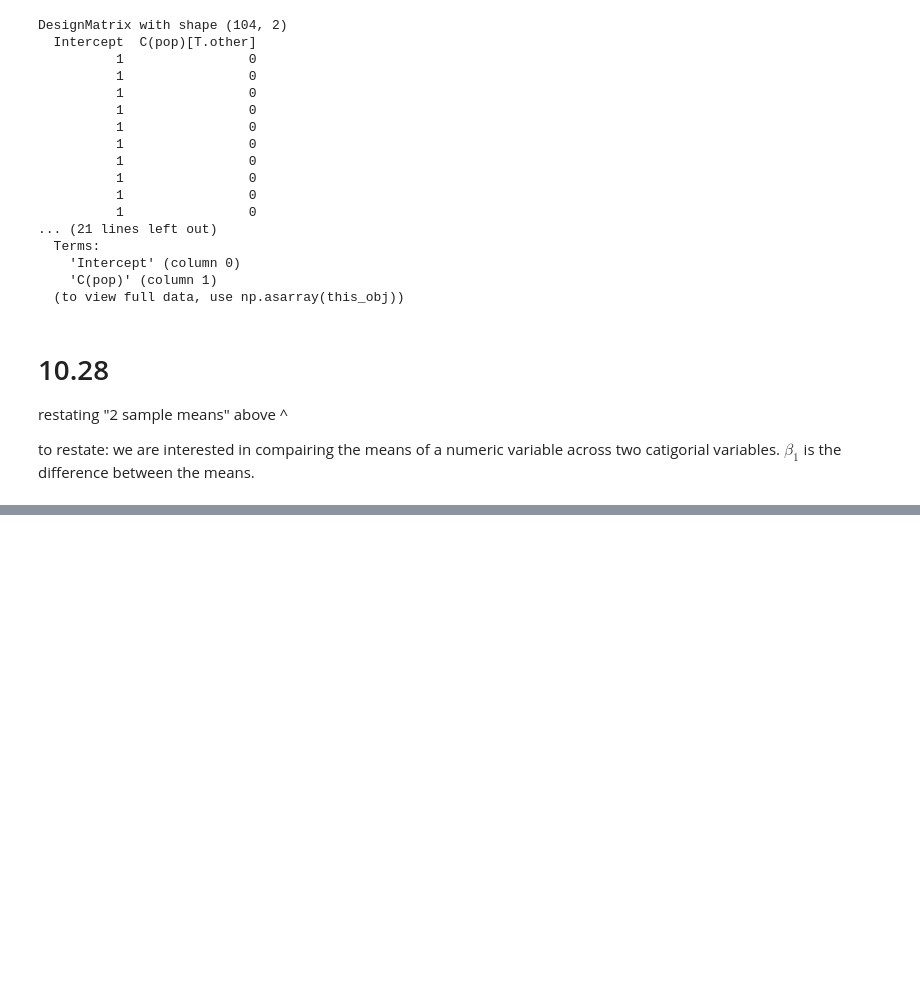
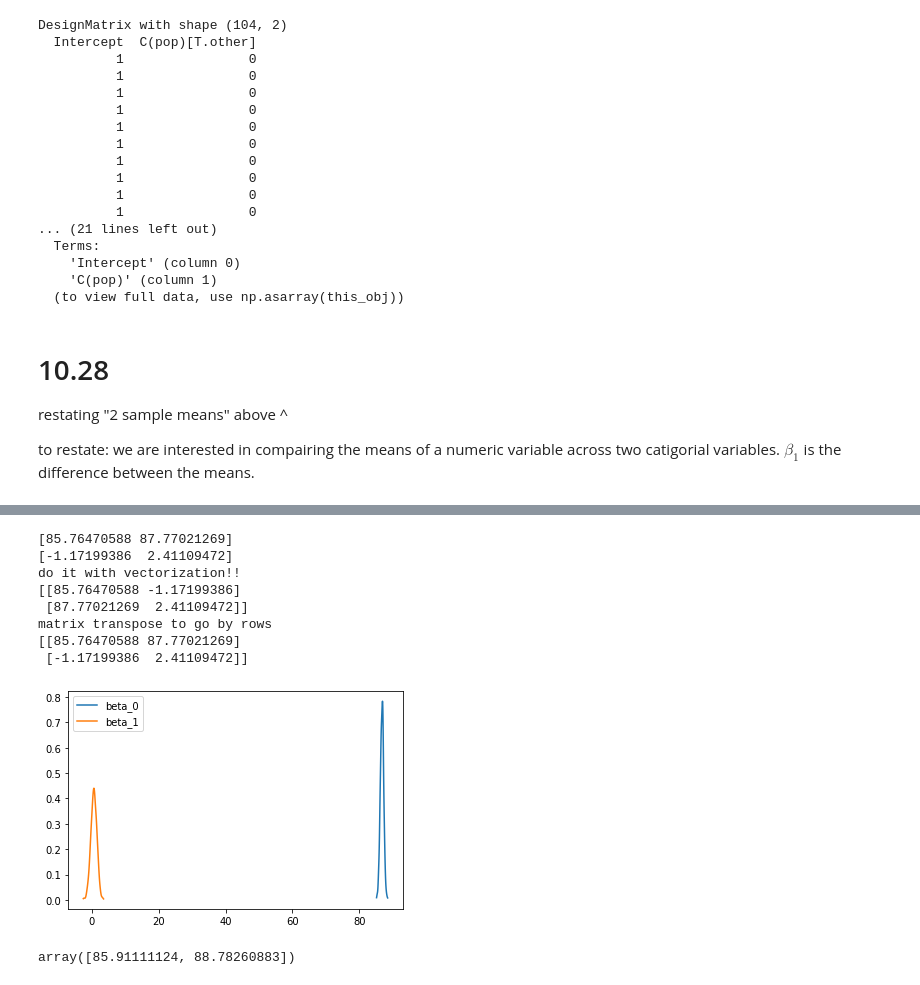
Before and after one commit to josephmlev/levine_j_math_314, a Jupyter notebook: notes/Class_notes_9.23-.ipynb, the cells around one changed output, grey strips where cells are left out. Saved outputs shown, nothing was run; the diff lists cells and outputs as text; code cells hidden in the pictures; blank space fills up the shorter version.

```diff
--- a/notes/Class_notes_9.23-.ipynb
+++ b/notes/Class_notes_9.23-.ipynb
@@ -876,11 +883,11 @@ def ll_normal(beta, yX):
     N = X.shape[0]
     mu = np.full(N, np.nan)
     for n in range(N):
-        mu = np.sum(X[n, :] * beta)
+        mu[n] = np.sum(X[n, :] * beta)
     d = y - mu
     return np.sum(d * d)
 
-betahat = minimize(ll_normal, np.random.normal(size = 2), args = (yX), method = "BFGS").x
+betahat = minimize(ll_normal, np.random.normal(size=2), args = (yX), method = "BFGS").x
 
-betahat #this needs to be fixed!
+betahat
 # %% [output]
@@ -910,0 +996,5 @@ for i, (name, gdf) in enumerate(df.groupby('pop')):
+# %%
+X = patsy.dmatrix("~C(pop)", data = df)
+yX = np.c_[df['totalL'], X]
+X = yX[:, 1:]
+X[-5:, :]
@@ -910,0 +1060,27 @@ for i, (name, gdf) in enumerate(df.groupby('pop')):
+# %%
+bp.density(mus[:, 0], color = bp.color[0], label = 'beta_0')
+bp.density(mus[:, 1], color = bp.color[1], label = 'beta_1')
+bp.legend()
+
+print(np.percentile(mus[:, 0], [2.5,97.5]))
+print(np.percentile(mus[:, 1], [2.5,97.5]))
+print("do it with vectorization!!")
+print(np.percentile(mus, [2.5, 97.5], axis = 0))
+print('matrix transpose to go by rows')
+print(np.percentile(mus, [2.5, 97.5], axis = 0).T)
+# %% [output]
+[85.76470588 87.77021269]
+[-1.17199386  2.41109472]
+do it with vectorization!!
+[[85.76470588 -1.17199386]
+ [87.77021269  2.41109472]]
+matrix transpose to go by rows
+[[85.76470588 87.77021269]
+ [-1.17199386  2.41109472]]
+[figure, added]
+# %%
+#This gives the mean for the second population that is defined
+#as the sum as beta_0 and beta_1
+np.percentile(mus.sum(axis = 1), (2.5, 97.5))
+# %% [output]
+array([85.91111124, 88.78260883])
```
Also changed, not shown: parts of 11 cells of this notebook.
